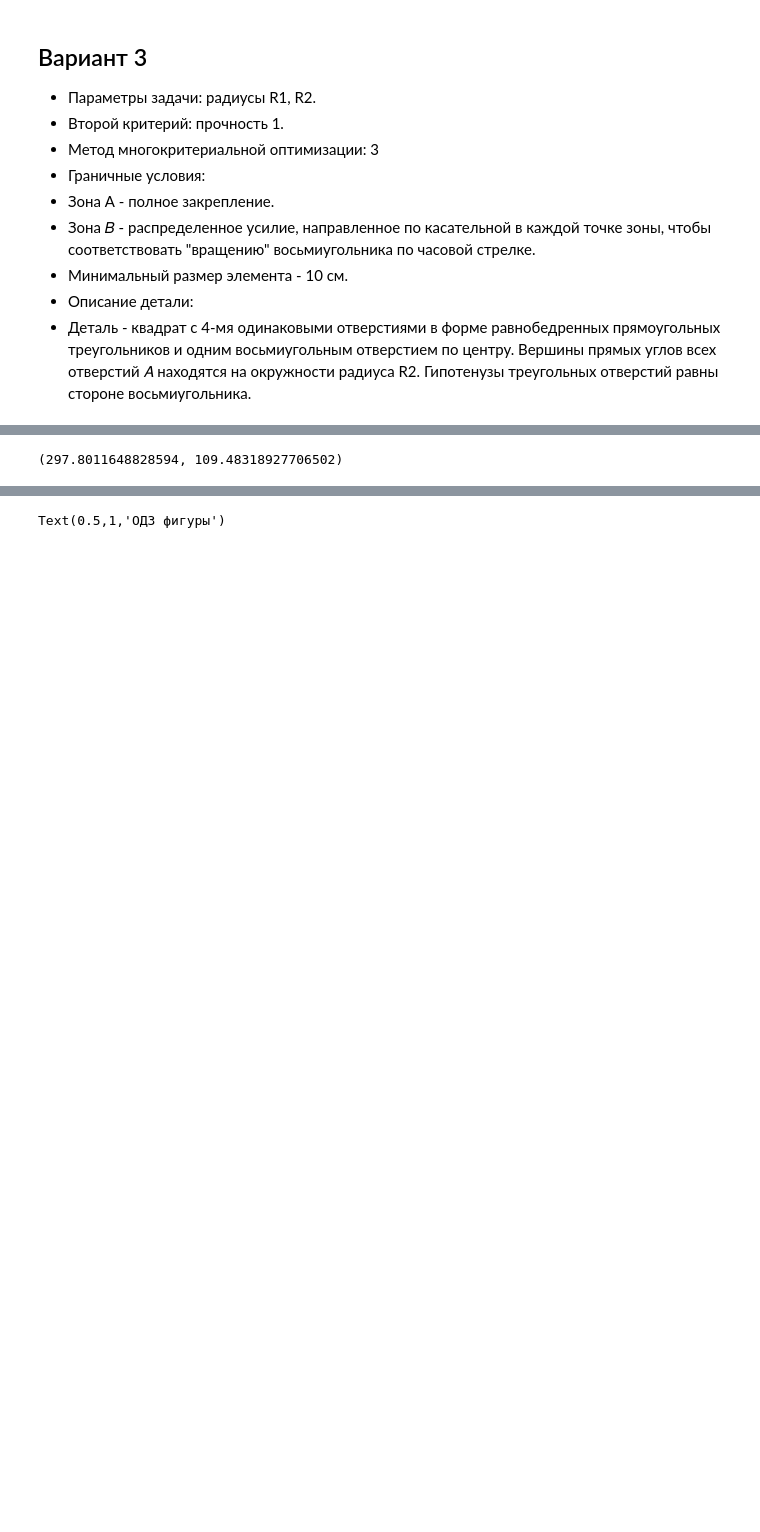
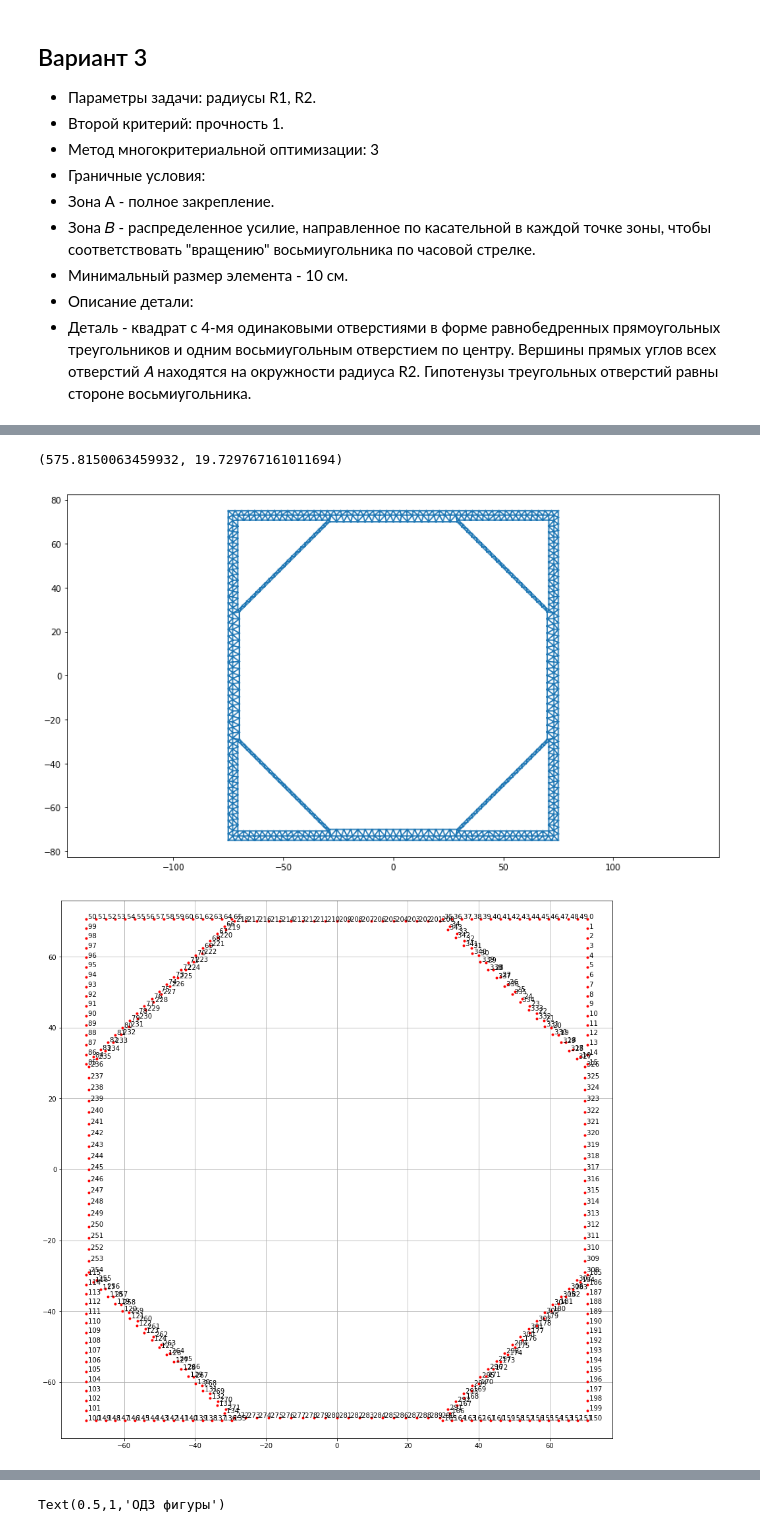
Before and after one commit to AlezM/instrumental-modeling-sources, a Jupyter notebook: HomeWork2.ipynb, the cells around one changed output, grey strips where cells are left out. Drawn from its saved outputs; the diff is of its cells as text; code cells hidden in the pictures; blank space fills up the shorter version.

```diff
--- a/HomeWork2.ipynb
+++ b/HomeWork2.ipynb
@@ -352,7 +356,9 @@ def m(triangles, octagon, t=1, L=150):
     oct_S = 4.828 * np.linalg.norm(octagon[0] - octagon[1])**2
 
     return (rec_S - tri_S - oct_S) * t
-# %%
-WTF(40, 80)
-# %% [output]
-(297.8011648828594, 109.48318927706502)
+# %%
+WTF(70, 100, show=True)
+# %% [output]
+(575.8150063459932, 19.729767161011694)
+[figure, added]
+[figure, added]
```
Also changed, not shown: parts of 7 cells of this notebook, 4 other files.
